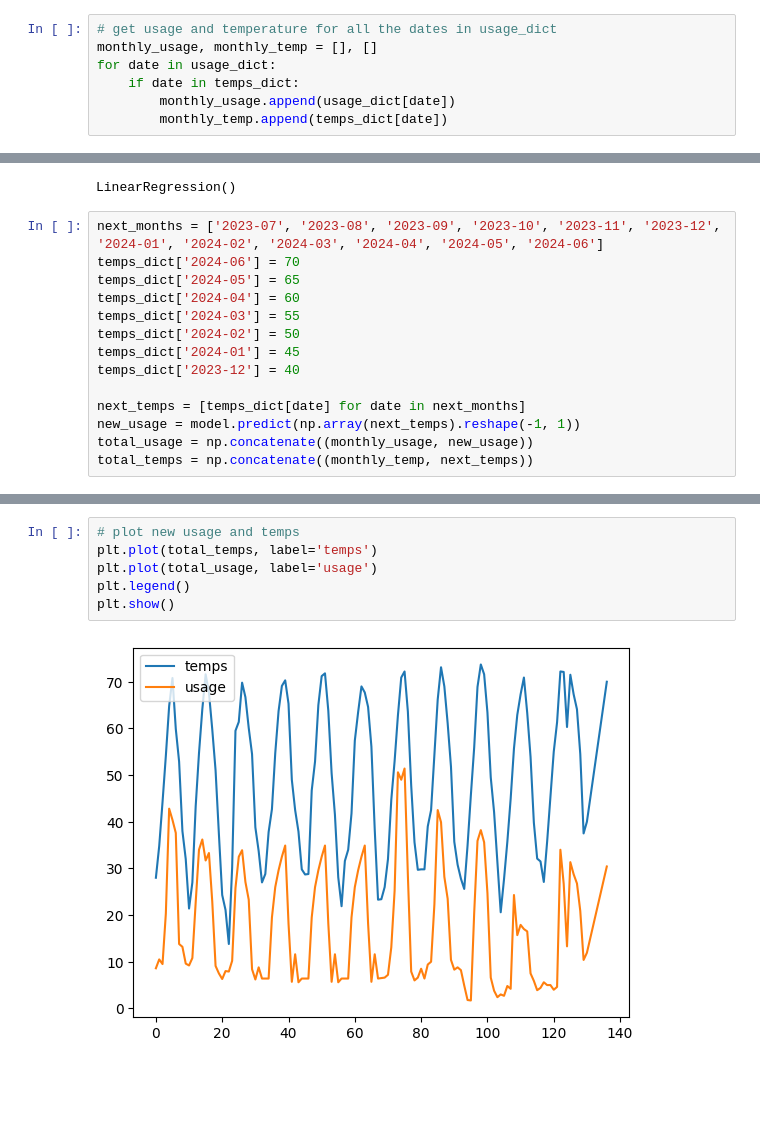
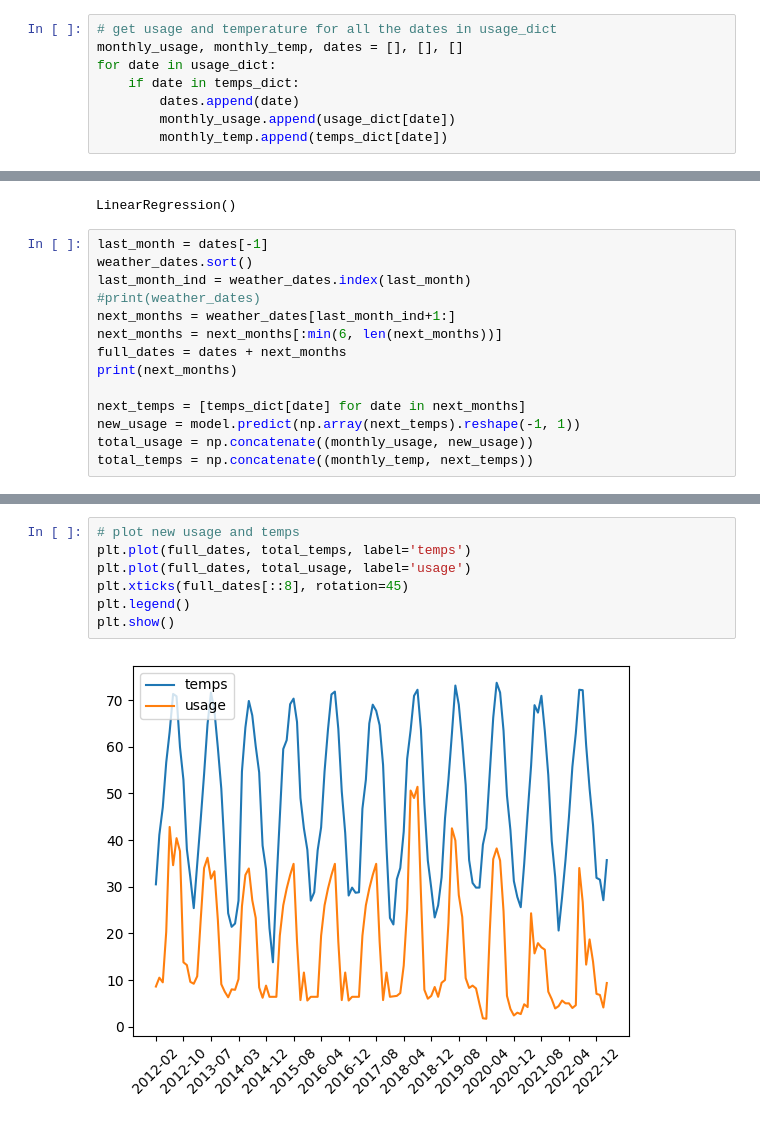
Before and after one commit to Icyfire18/CS5500, a Jupyter notebook: utils/regression.ipynb, the cells around one changed output, grey strips where cells are left out. Cells and saved outputs as stored; diff of their text form; blank space fills up the shorter version.

```diff
--- a/utils/regression.ipynb
+++ b/utils/regression.ipynb
@@ -33,9 +33,10 @@ print(weather_dates[0], weather_dates[-1])
 2000-01 2023-12
 # %%
 # get usage and temperature for all the dates in usage_dict
-monthly_usage, monthly_temp = [], []
+monthly_usage, monthly_temp, dates = [], [], []
 for date in usage_dict:
     if date in temps_dict:
+        dates.append(date)
         monthly_usage.append(usage_dict[date])
         monthly_temp.append(temps_dict[date])
 # %%
@@ -62,17 +62,17 @@ model = LinearRegression()
 model.fit(X=np.array(monthly_temp).reshape(-1, 1), y=np.array(monthly_usage))
 # %% [output]
 LinearRegression()
-# %%
-next_months = ['2023-07', '2023-08', '2023-09', '2023-10', '2023-11', '2023-12', '2024-01', '2024-02', '2024-03', '2024-04', '2024-05', '2024-06']
-temps_dict['2024-06'] = 70
-temps_dict['2024-05'] = 65
-temps_dict['2024-04'] = 60
-temps_dict['2024-03'] = 55
-temps_dict['2024-02'] = 50
-temps_dict['2024-01'] = 45
-temps_dict['2023-12'] = 40
-
-next_temps = [temps_dict[date] for date in next_months]
-new_usage = model.predict(np.array(next_temps).reshape(-1, 1))
-total_usage = np.concatenate((monthly_usage, new_usage))
-total_temps = np.concatenate((monthly_temp, next_temps))
+# %%
+last_month = dates[-1]
+weather_dates.sort()
+last_month_ind = weather_dates.index(last_month)
+#print(weather_dates)
+next_months = weather_dates[last_month_ind+1:]
+next_months = next_months[:min(6, len(next_months))]
+full_dates = dates + next_months
+print(next_months)
+
+next_temps = [temps_dict[date] for date in next_months]
+new_usage = model.predict(np.array(next_temps).reshape(-1, 1))
+total_usage = np.concatenate((monthly_usage, new_usage))
+total_temps = np.concatenate((monthly_temp, next_temps))
@@ -79,8 +81,9 @@ total_temps = np.concatenate((monthly_temp, next_temps))
 # %%
 # plot new usage and temps
-plt.plot(total_temps, label='temps')
-plt.plot(total_usage, label='usage')
+plt.plot(full_dates, total_temps, label='temps')
+plt.plot(full_dates, total_usage, label='usage')
+plt.xticks(full_dates[::8], rotation=45)
 plt.legend()
 plt.show()
 # %% [output]
-[figure, old version]
+[figure, new version]
```
Also changed, not shown: parts of 3 cells of this notebook.
